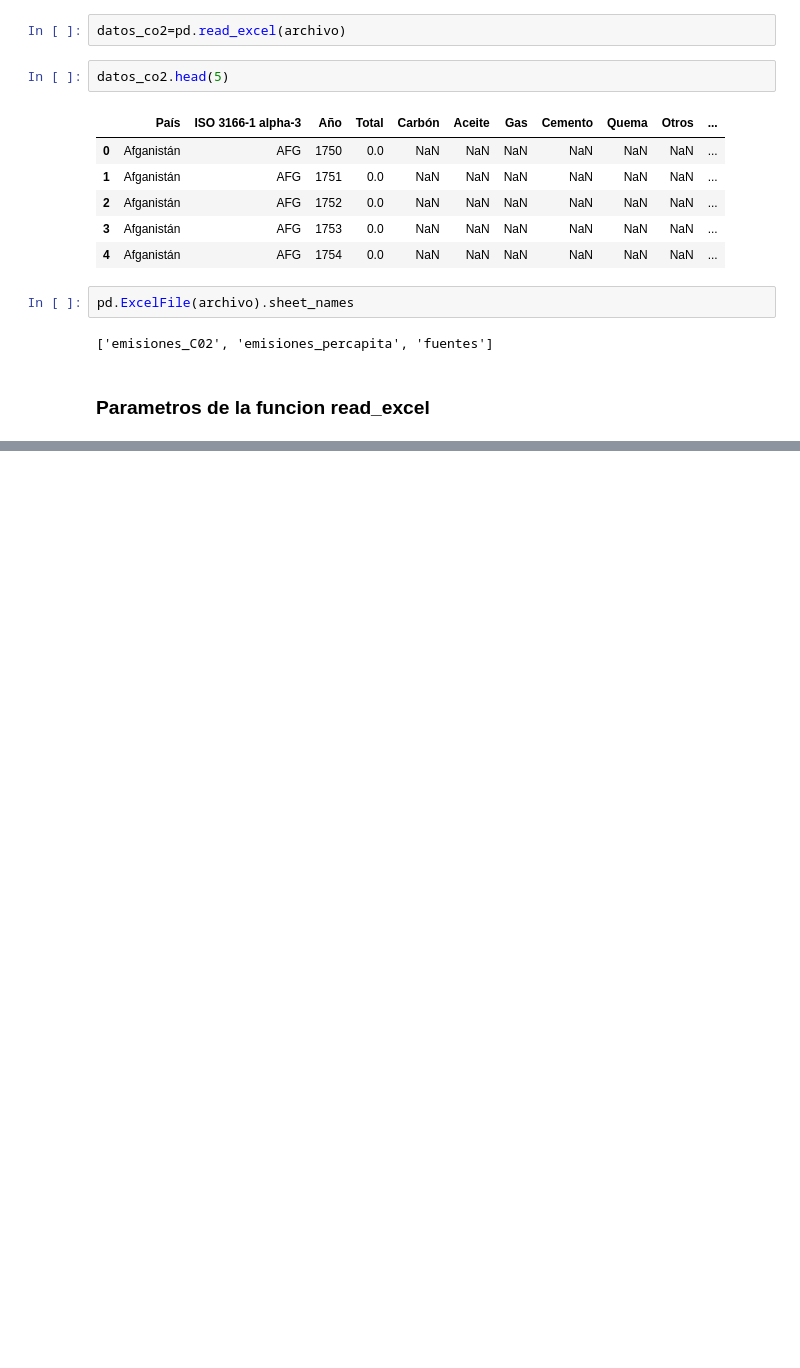
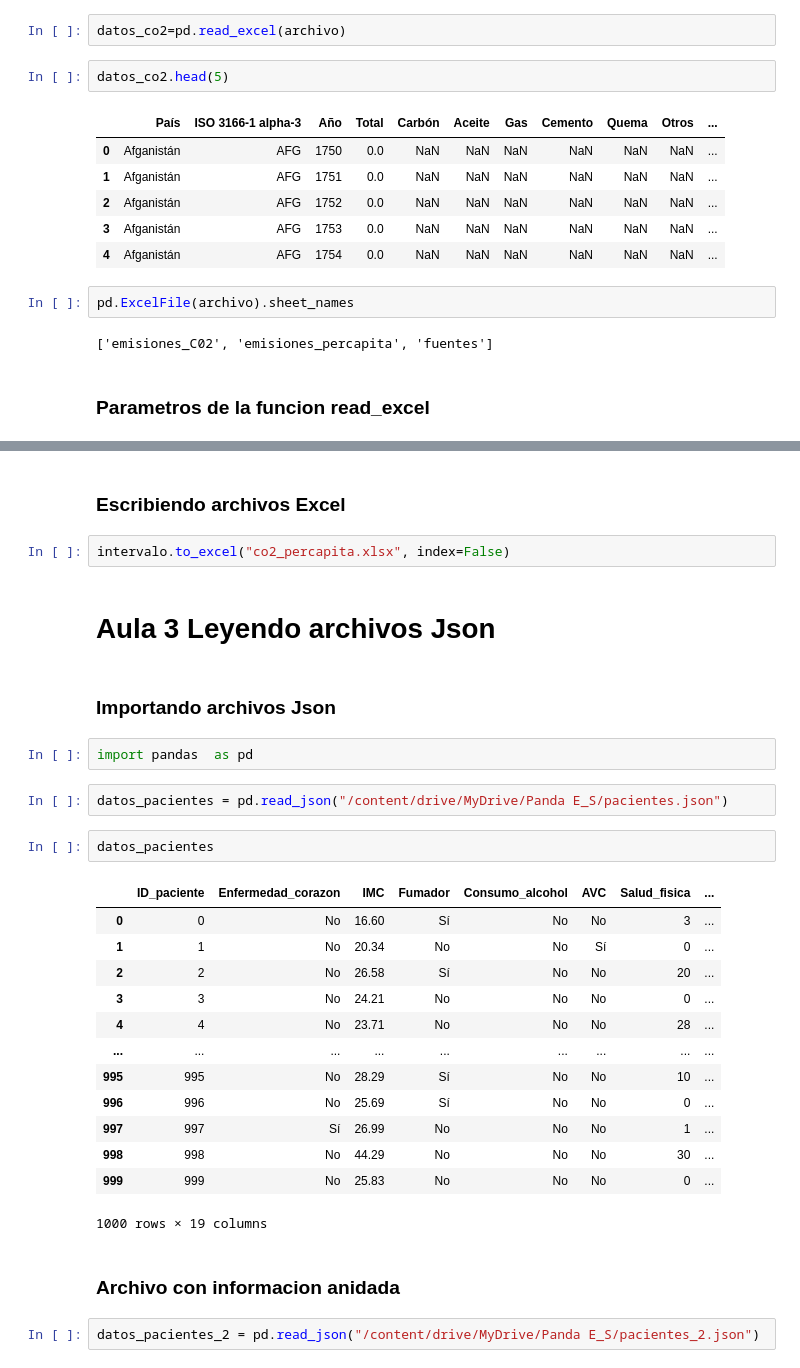
Before and after one commit to MyAppsTest/Pandas-Entrada-y-salida, a Jupyter notebook: Pandas_E_S.ipynb, the cells around one changed output, grey strips where cells are left out. Drawn from its saved outputs; the diff is of its cells as text; blank space fills up the shorter version.

```diff
--- a/Pandas_E_S.ipynb
+++ b/Pandas_E_S.ipynb
@@ -186,0 +229,32 @@ pd.ExcelFile(archivo).sheet_names
+# %% [markdown]
+### Escribiendo archivos Excel
+# %%
+intervalo.to_excel("co2_percapita.xlsx", index=False)
+# %% [markdown]
+# Aula 3 Leyendo archivos Json
+# %% [markdown]
+### Importando archivos Json
+# %%
+import pandas  as pd
+# %%
+datos_pacientes = pd.read_json("/content/drive/MyDrive/Panda E_S/pacientes.json")
+# %%
+datos_pacientes
+# %% [output]
+|  | ID_paciente | Enfermedad_corazon | IMC | Fumador | Consumo_alcohol | AVC | Salud_fisica | ... |
+| 0 | 0 | No | 16.60 | Sí | No | No | 3 | ... |
+| 1 | 1 | No | 20.34 | No | No | Sí | 0 | ... |
+| 2 | 2 | No | 26.58 | Sí | No | No | 20 | ... |
+| 3 | 3 | No | 24.21 | No | No | No | 0 | ... |
+| 4 | 4 | No | 23.71 | No | No | No | 28 | ... |
+| ... | ... | ... | ... | ... | ... | ... | ... | ... |
+| 995 | 995 | No | 28.29 | Sí | No | No | 10 | ... |
+| 996 | 996 | No | 25.69 | Sí | No | No | 0 | ... |
+| 997 | 997 | Sí | 26.99 | No | No | No | 1 | ... |
+| 998 | 998 | No | 44.29 | No | No | No | 30 | ... |
+| 999 | 999 | No | 25.83 | No | No | No | 0 | ... |
+1000 rows × 19 columns
+# %% [markdown]
+### Archivo con informacion anidada
+# %%
+datos_pacientes_2 = pd.read_json("/content/drive/MyDrive/Panda E_S/pacientes_2.json")
```
Also changed, not shown: parts of 10 cells of this notebook.
